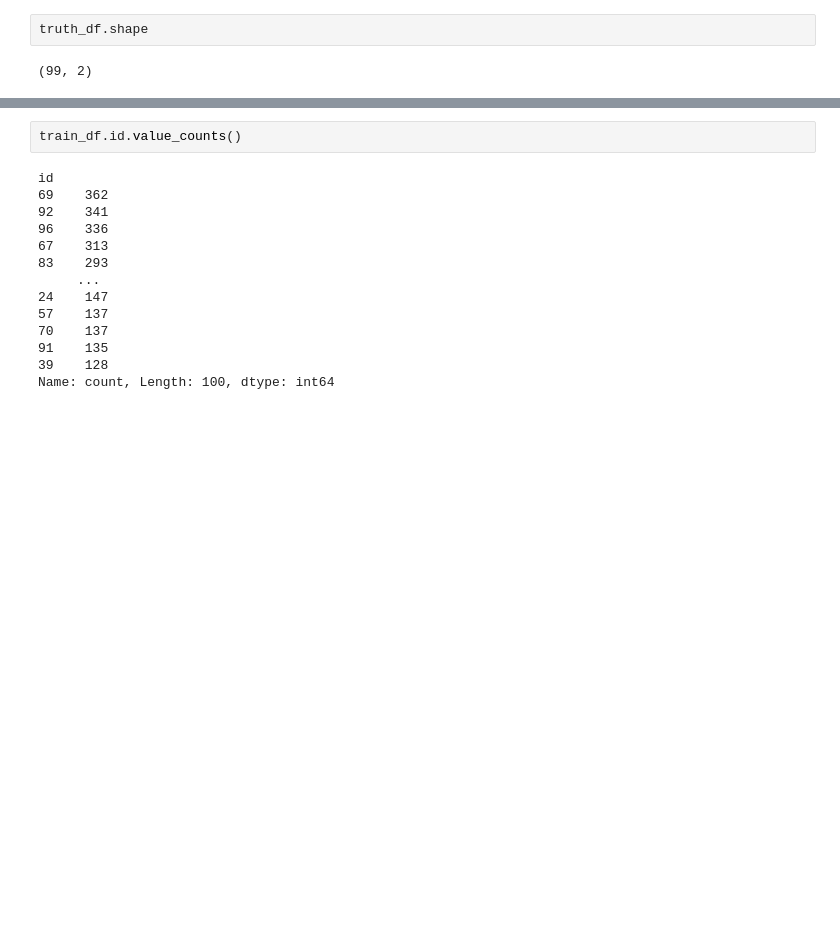
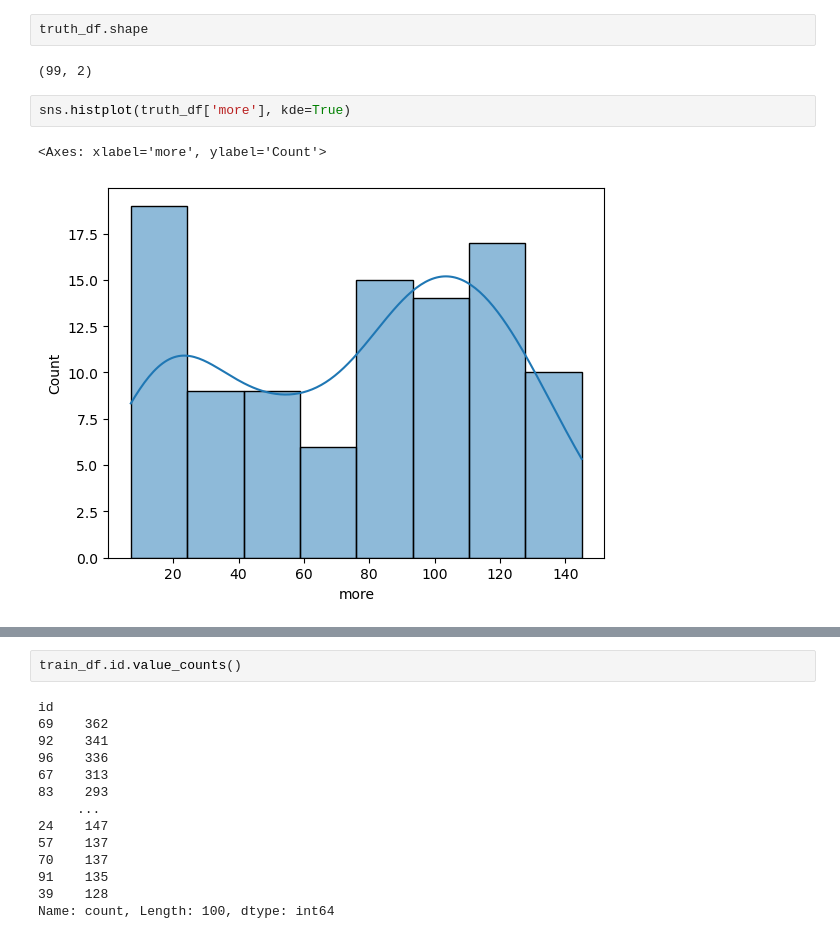
Before and after one commit to chunlkin/Aircraft-Sensor-and-Engine-Performance, a Jupyter notebook: Aircraft.ipynb, the cells around one changed output, grey strips where cells are left out. Drawn from its saved outputs; the diff is of its cells as text; blank space fills up the shorter version.

```diff
--- a/Aircraft.ipynb
+++ b/Aircraft.ipynb
@@ -58,3 +65,8 @@ truth_df.head()
 truth_df.shape
 # %% [output]
 (99, 2)
+# %%
+sns.histplot(truth_df['more'], kde=True)
+# %% [output]
+<Axes: xlabel='more', ylabel='Count'>
+[figure, added]
```
Also changed, not shown: parts of 38 cells of this notebook, 3 other files.
